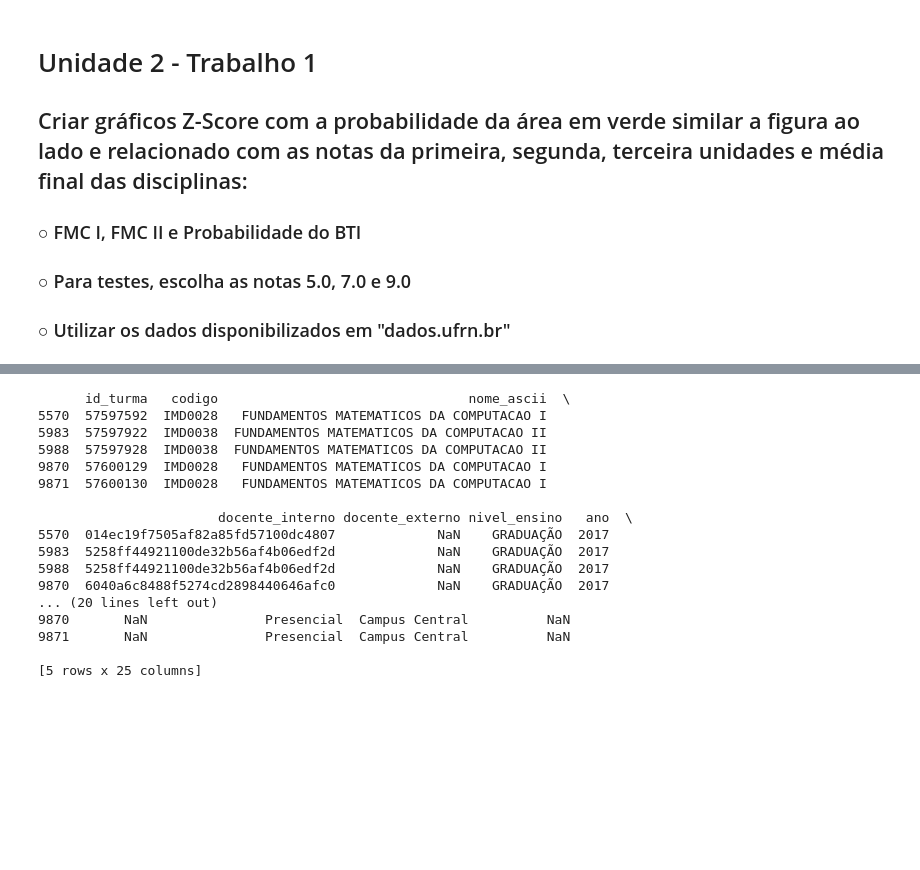
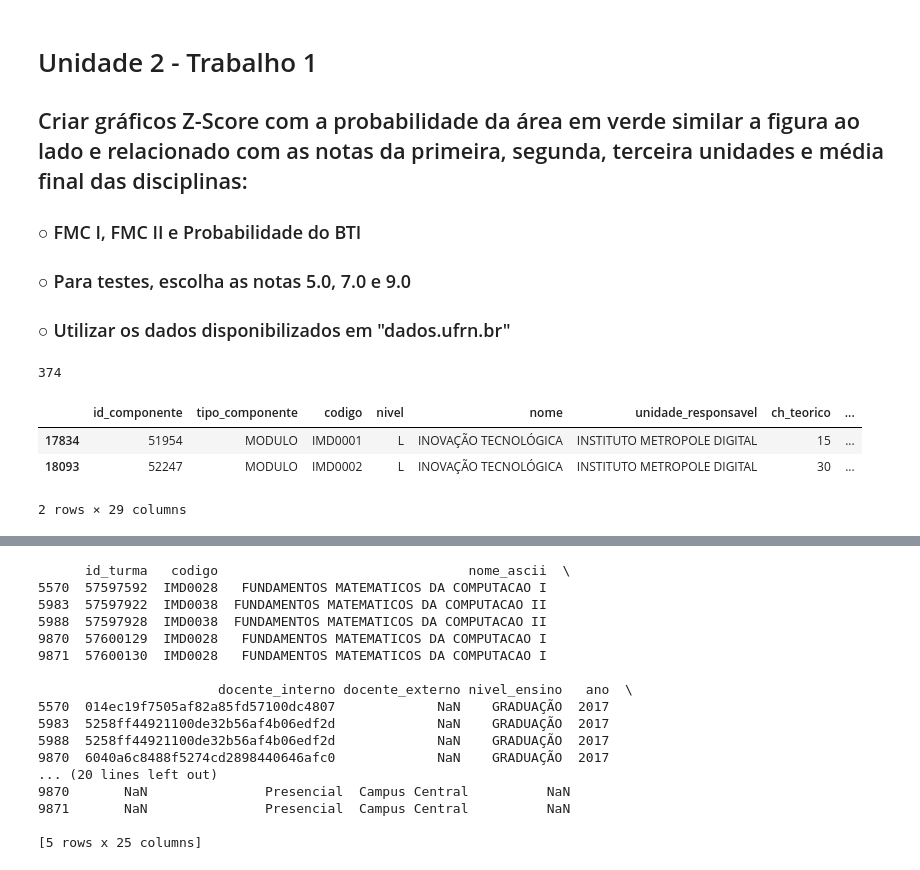
Before and after one commit to paulalps/Probabilidade, a Jupyter notebook: Unidade 2 - Trabalho 1/Trabalho 1.ipynb, the cells around one changed output, grey strips where cells are left out. Cells and saved outputs as stored; diff of their text form; code cells hidden in the pictures; blank space fills up the shorter version.

```diff
--- a/Unidade 2 - Trabalho 1/Trabalho 1.ipynb
+++ b/Unidade 2 - Trabalho 1/Trabalho 1.ipynb
@@ -5,3 +5,21 @@
 ### ○ FMC I, FMC II e Probabilidade do BTI
 ### ○ Para testes, escolha as notas 5.0, 7.0 e 9.0
 ### ○ Utilizar os dados disponibilizados em "dados.ufrn.br"
+# %%
+#Importando o componentes-curriculares-presenciais.csv
+
+import pandas as pd
+
+turmas = pd.read_csv("componentes-curriculares-presenciais.csv", sep = ";")
+
+#Filtrando o .csv para apenas as turmas do imd
+turmas_imd = turmas[turmas['codigo'].str.contains("IMD")]
+turmas_imd_id = turmas_imd['id_componente'].unique()
+print(len(turmas_imd_id))
+turmas_imd.head(2)
+# %% [output]
+374
+|  | id_componente | tipo_componente | codigo | nivel | nome | unidade_responsavel | ch_teorico | ... |
+| 17834 | 51954 | MODULO | IMD0001 | L | INOVAÇÃO TECNOLÓGICA | INSTITUTO METROPOLE DIGITAL | 15 | ... |
+| 18093 | 52247 | MODULO | IMD0002 | L | INOVAÇÃO TECNOLÓGICA | INSTITUTO METROPOLE DIGITAL | 30 | ... |
+2 rows × 29 columns
```
Also changed, not shown: parts of 8 cells of this notebook.
